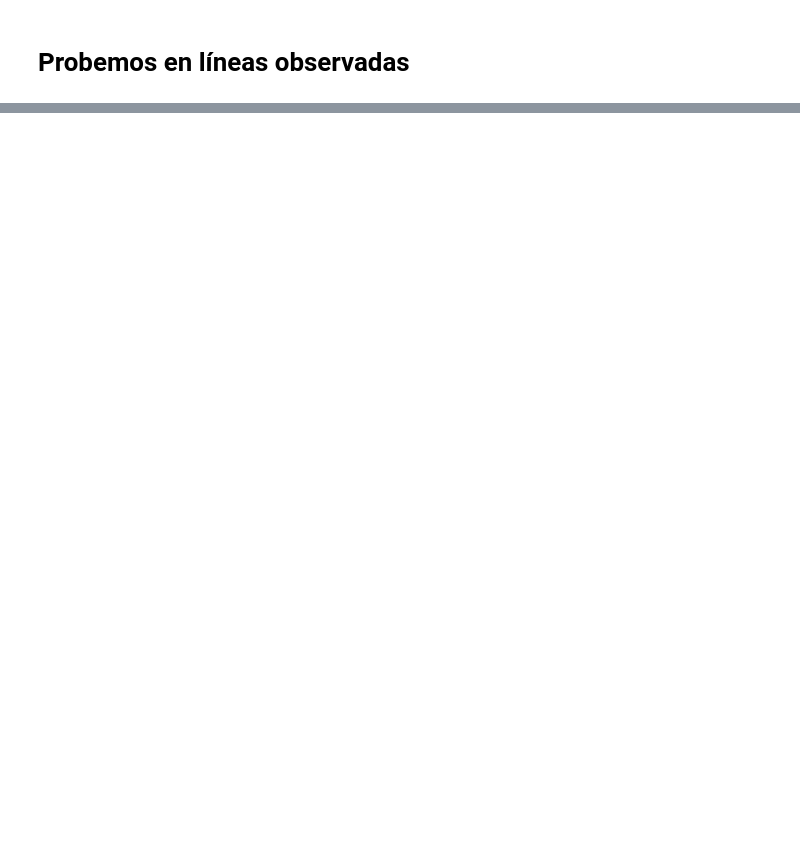
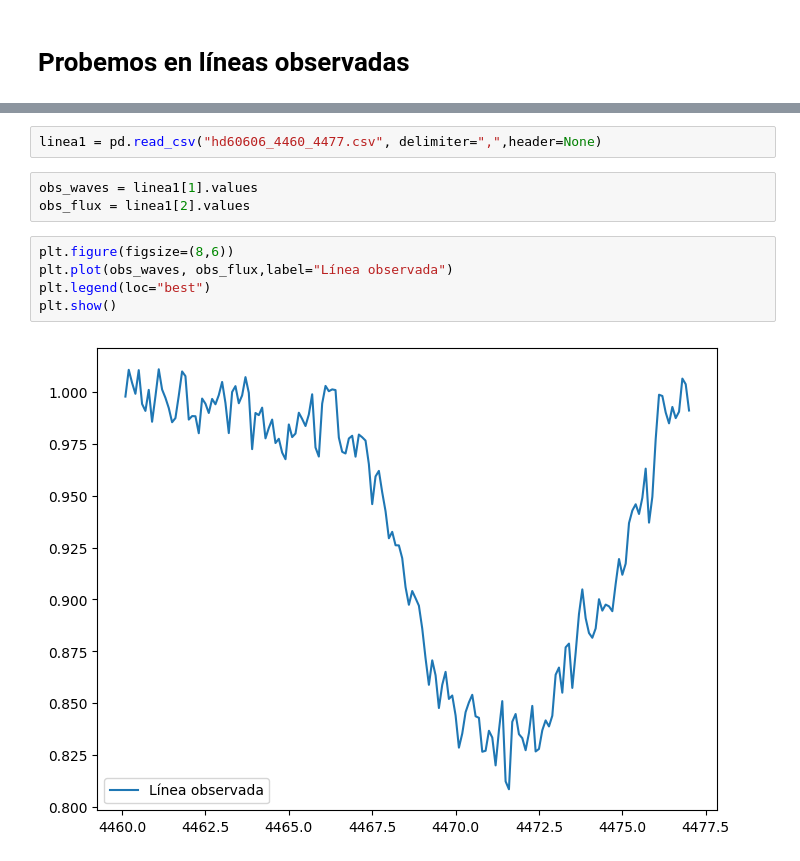
Before and after one commit to rpezoa/mlvalpo, a Jupyter notebook: regresionMulti_MLvalpo_ipynb.ipynb, the cells around one changed output, grey strips where cells are left out. Saved outputs shown, nothing was run; the diff lists cells and outputs as text; blank space fills up the shorter version.

```diff
--- a/regresionMulti_MLvalpo_ipynb.ipynb
+++ b/regresionMulti_MLvalpo_ipynb.ipynb
@@ -163,0 +118,12 @@ v sin i – Linear Regression
+# %%
+linea1 = pd.read_csv("hd60606_4460_4477.csv", delimiter=",",header=None)
+# %%
+obs_waves = linea1[1].values
+obs_flux = linea1[2].values
+# %%
+plt.figure(figsize=(8,6))
+plt.plot(obs_waves, obs_flux,label="Línea observada")
+plt.legend(loc="best")
+plt.show()
+# %% [output]
+[figure, added]
```
Also changed, not shown: parts of 7 cells of this notebook.
